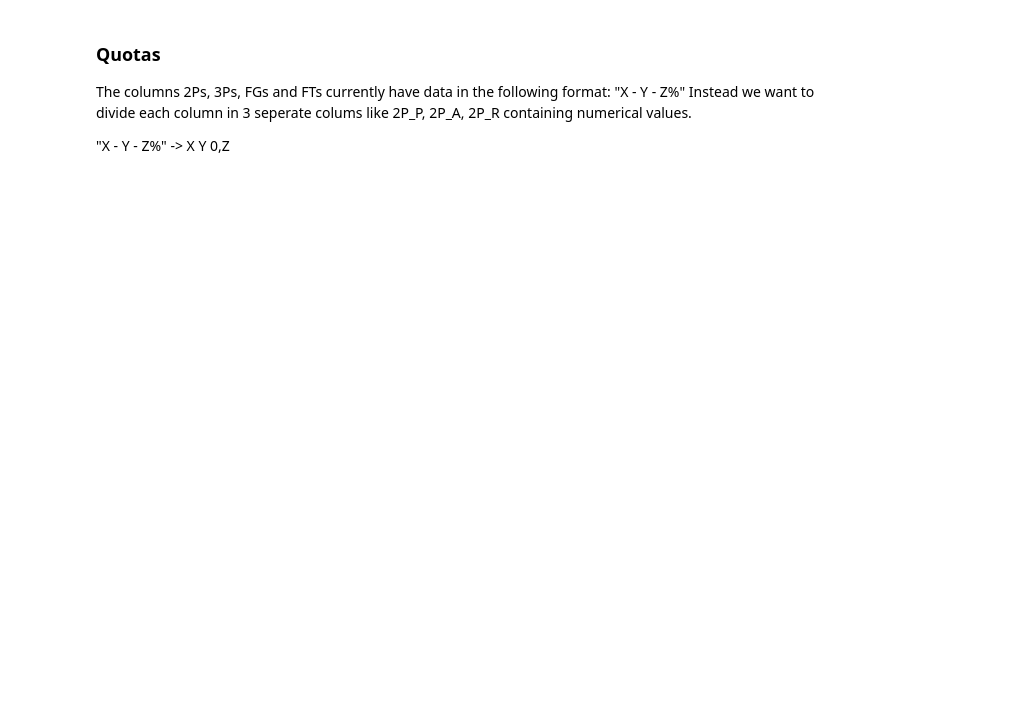
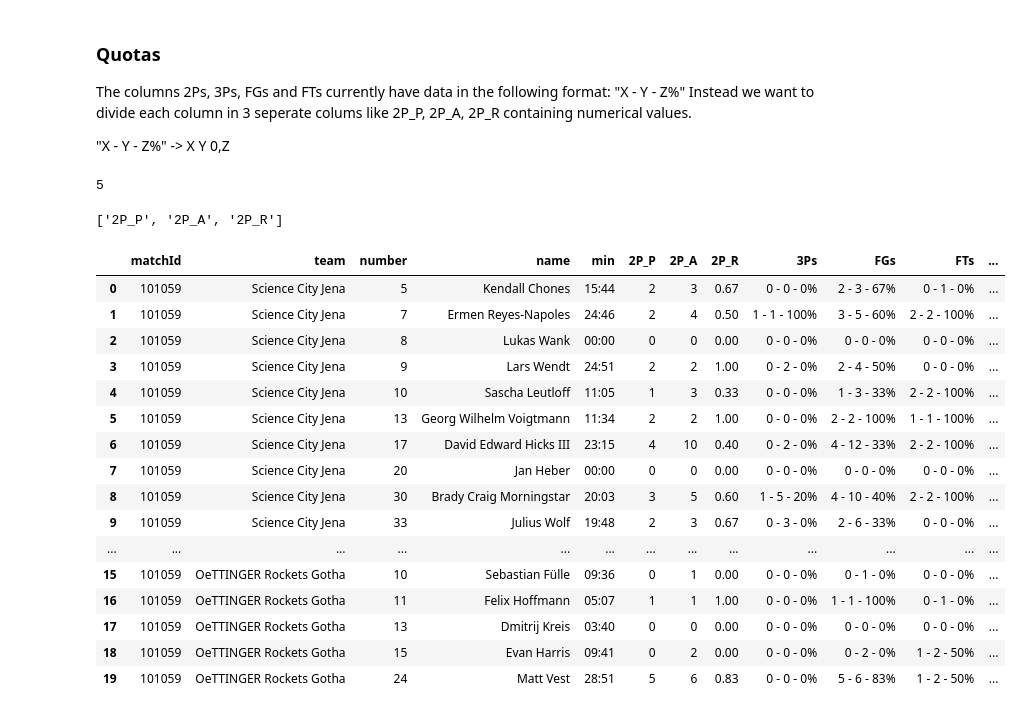
Before and after one commit to Net-Positive/Net_Positive, a Jupyter notebook: scraper/formatter.ipynb, the cells around one changed output. Drawn from its saved outputs; the diff is of its cells as text; code cells hidden in the pictures; blank space fills up the shorter version.

```diff
--- a/scraper/formatter.ipynb
+++ b/scraper/formatter.ipynb
@@ -185,3 +184,39 @@ attempts = testbox['2Ps'].apply(lambda x : int(x.split(" - ")[1]))
 relative = testbox['2Ps'].apply(lambda x : float(x.split(" - ")[2][:-1])/100)
 # %%
 # extracting position of the column to be seperated
+loc = testbox.columns.get_loc('2Ps')
+loc
+# %% [output]
+5
+# %%
+# setting up new colum names
+c_name = '2Ps'
+new_names = [c_name[:-1]+"_P",c_name[:-1]+"_A", c_name[:-1]+"_R"]
+new_names
+# %% [output]
+['2P_P', '2P_A', '2P_R']
+# %%
+# adding new data and dropping old column
+testbox.insert(loc=loc, column=new_names[2],  value=relative)
+testbox.insert(loc=loc, column=new_names[1],  value=attempts)
+testbox.insert(loc=loc, column=new_names[0],  value=points)
+testbox.drop(columns=[c_name], inplace=True)
+testbox
+# %% [output]
+|  | matchId | team | number | name | min | 2P_P | 2P_A | 2P_R | 3Ps | FGs | FTs | ... |
+| 0 | 101059 | Science City Jena | 5 | Kendall Chones | 15:44 | 2 | 3 | 0.67 | 0 - 0 - 0% | 2 - 3 - 67% | 0 - 1 - 0% | ... |
+| 1 | 101059 | Science City Jena | 7 | Ermen Reyes-Napoles | 24:46 | 2 | 4 | 0.50 | 1 - 1 - 100% | 3 - 5 - 60% | 2 - 2 - 100% | ... |
+| 2 | 101059 | Science City Jena | 8 | Lukas Wank | 00:00 | 0 | 0 | 0.00 | 0 - 0 - 0% | 0 - 0 - 0% | 0 - 0 - 0% | ... |
+| 3 | 101059 | Science City Jena | 9 | Lars Wendt | 24:51 | 2 | 2 | 1.00 | 0 - 2 - 0% | 2 - 4 - 50% | 0 - 0 - 0% | ... |
+| 4 | 101059 | Science City Jena | 10 | Sascha Leutloff | 11:05 | 1 | 3 | 0.33 | 0 - 0 - 0% | 1 - 3 - 33% | 2 - 2 - 100% | ... |
+| 5 | 101059 | Science City Jena | 13 | Georg Wilhelm Voigtmann | 11:34 | 2 | 2 | 1.00 | 0 - 0 - 0% | 2 - 2 - 100% | 1 - 1 - 100% | ... |
+| 6 | 101059 | Science City Jena | 17 | David Edward Hicks III | 23:15 | 4 | 10 | 0.40 | 0 - 2 - 0% | 4 - 12 - 33% | 2 - 2 - 100% | ... |
+| 7 | 101059 | Science City Jena | 20 | Jan Heber | 00:00 | 0 | 0 | 0.00 | 0 - 0 - 0% | 0 - 0 - 0% | 0 - 0 - 0% | ... |
+| 8 | 101059 | Science City Jena | 30 | Brady Craig Morningstar | 20:03 | 3 | 5 | 0.60 | 1 - 5 - 20% | 4 - 10 - 40% | 2 - 2 - 100% | ... |
+| 9 | 101059 | Science City Jena | 33 | Julius Wolf | 19:48 | 2 | 3 | 0.67 | 0 - 3 - 0% | 2 - 6 - 33% | 0 - 0 - 0% | ... |
+| ... | ... | ... | ... | ... | ... | ... | ... | ... | ... | ... | ... | ... |
+| 15 | 101059 | OeTTINGER Rockets Gotha | 10 | Sebastian Fülle | 09:36 | 0 | 1 | 0.00 | 0 - 0 - 0% | 0 - 1 - 0% | 0 - 0 - 0% | ... |
+| 16 | 101059 | OeTTINGER Rockets Gotha | 11 | Felix Hoffmann | 05:07 | 1 | 1 | 1.00 | 0 - 0 - 0% | 1 - 1 - 100% | 0 - 1 - 0% | ... |
+| 17 | 101059 | OeTTINGER Rockets Gotha | 13 | Dmitrij Kreis | 03:40 | 0 | 0 | 0.00 | 0 - 0 - 0% | 0 - 0 - 0% | 0 - 0 - 0% | ... |
+| 18 | 101059 | OeTTINGER Rockets Gotha | 15 | Evan Harris | 09:41 | 0 | 2 | 0.00 | 0 - 0 - 0% | 0 - 2 - 0% | 1 - 2 - 50% | ... |
+| 19 | 101059 | OeTTINGER Rockets Gotha | 24 | Matt Vest | 28:51 | 5 | 6 | 0.83 | 0 - 0 - 0% | 5 - 6 - 83% | 1 - 2 - 50% | ... |
```
Also changed, not shown: parts of 10 cells of this notebook, 1 other file.
